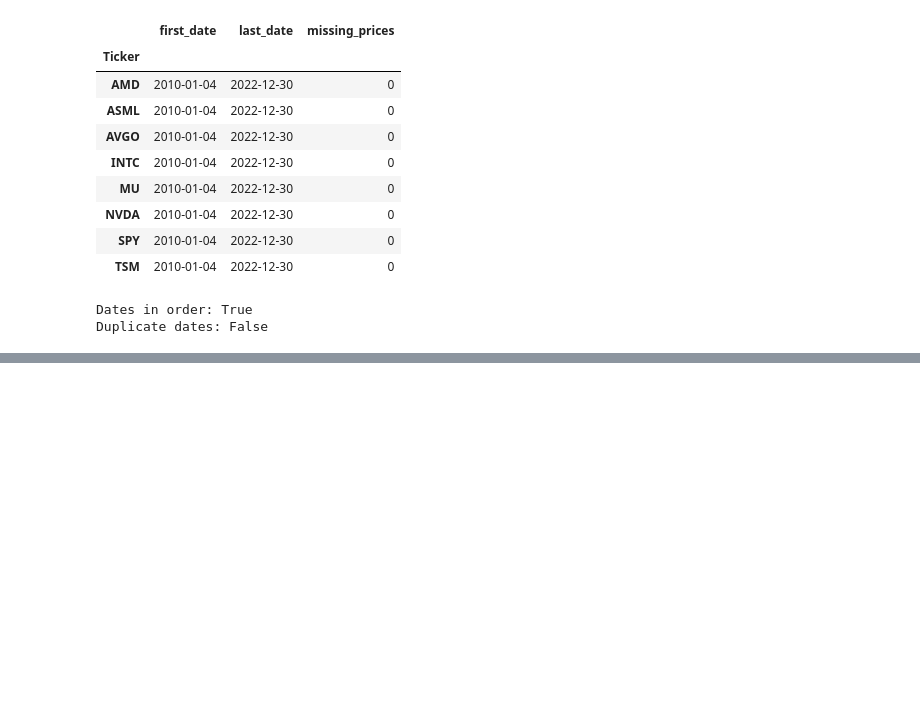
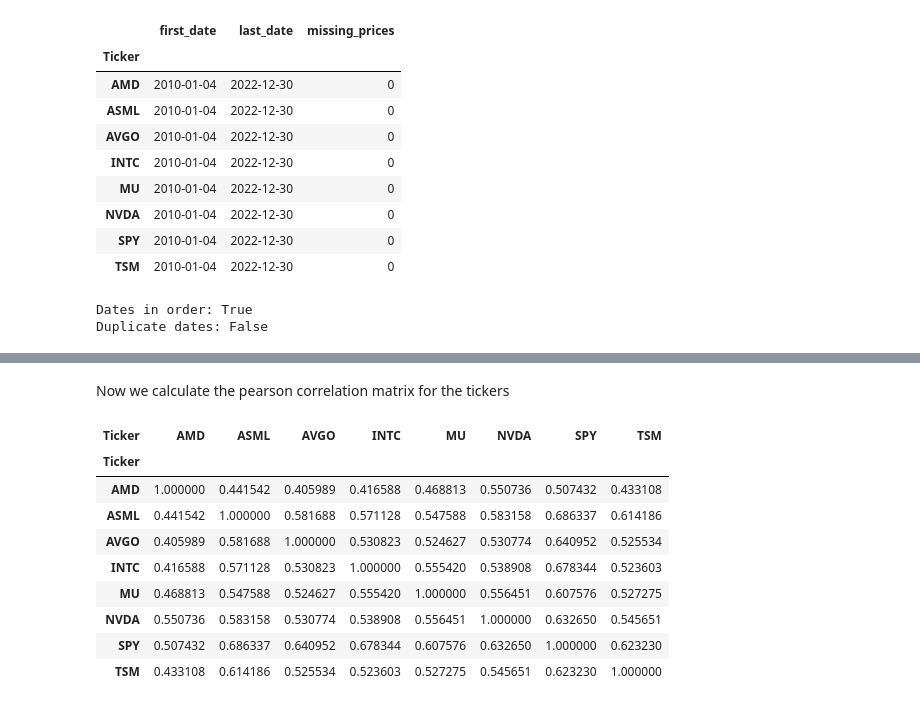
Before and after one commit to simbashakib/Semiconductor-Research-Project, a Jupyter notebook: notebooks/01_semiconductor_equity_analysis.ipynb, the cells around one changed output, grey strips where cells are left out. Saved outputs shown, nothing was run; the diff lists cells and outputs as text; code cells hidden in the pictures; blank space fills up the shorter version.

```diff
--- a/notebooks/01_semiconductor_equity_analysis.ipynb
+++ b/notebooks/01_semiconductor_equity_analysis.ipynb
@@ -111,0 +138,16 @@ Duplicate dates: False
+# %% [markdown]
+Now we calculate the pearson correlation matrix for the tickers
+# %%
+returns_correlation_matrix = returns.corr()
+returns_correlation_matrix
+# %% [output]
+| Ticker | AMD | ASML | AVGO | INTC | MU | NVDA | SPY | TSM |
+| Ticker |  |  |  |  |  |  |  |  |
+| AMD | 1.000000 | 0.441542 | 0.405989 | 0.416588 | 0.468813 | 0.550736 | 0.507432 | 0.433108 |
+| ASML | 0.441542 | 1.000000 | 0.581688 | 0.571128 | 0.547588 | 0.583158 | 0.686337 | 0.614186 |
+| AVGO | 0.405989 | 0.581688 | 1.000000 | 0.530823 | 0.524627 | 0.530774 | 0.640952 | 0.525534 |
+| INTC | 0.416588 | 0.571128 | 0.530823 | 1.000000 | 0.555420 | 0.538908 | 0.678344 | 0.523603 |
+| MU | 0.468813 | 0.547588 | 0.524627 | 0.555420 | 1.000000 | 0.556451 | 0.607576 | 0.527275 |
+| NVDA | 0.550736 | 0.583158 | 0.530774 | 0.538908 | 0.556451 | 1.000000 | 0.632650 | 0.545651 |
+| SPY | 0.507432 | 0.686337 | 0.640952 | 0.678344 | 0.607576 | 0.632650 | 1.000000 | 0.623230 |
+| TSM | 0.433108 | 0.614186 | 0.525534 | 0.523603 | 0.527275 | 0.545651 | 0.623230 | 1.000000 |
```
Also changed, not shown: parts of 8 cells of this notebook.
